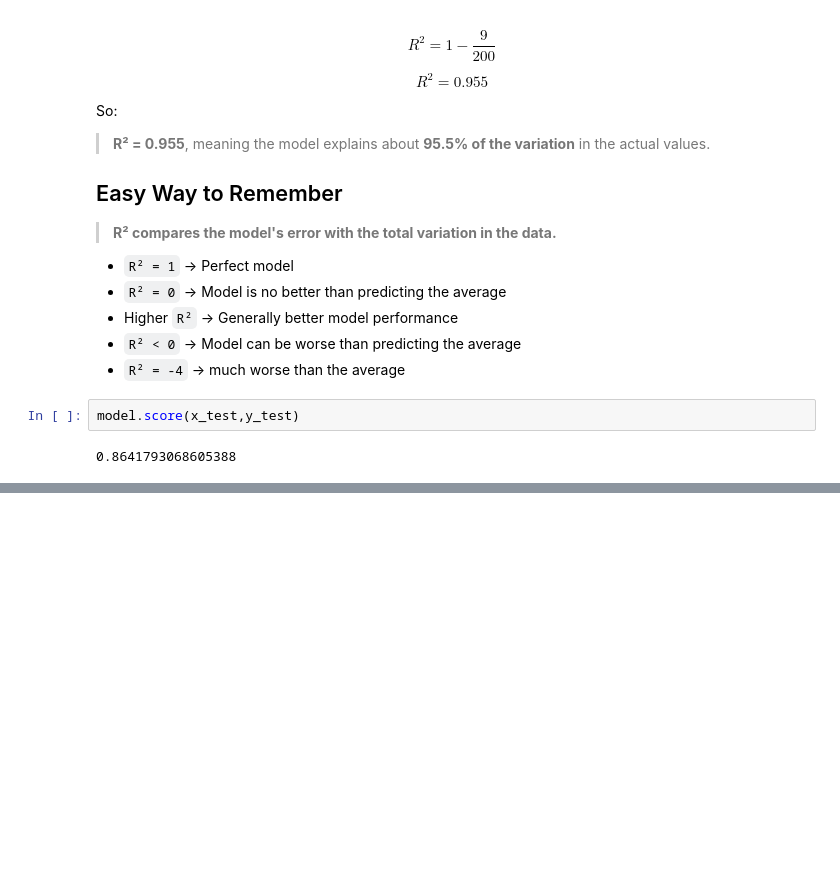
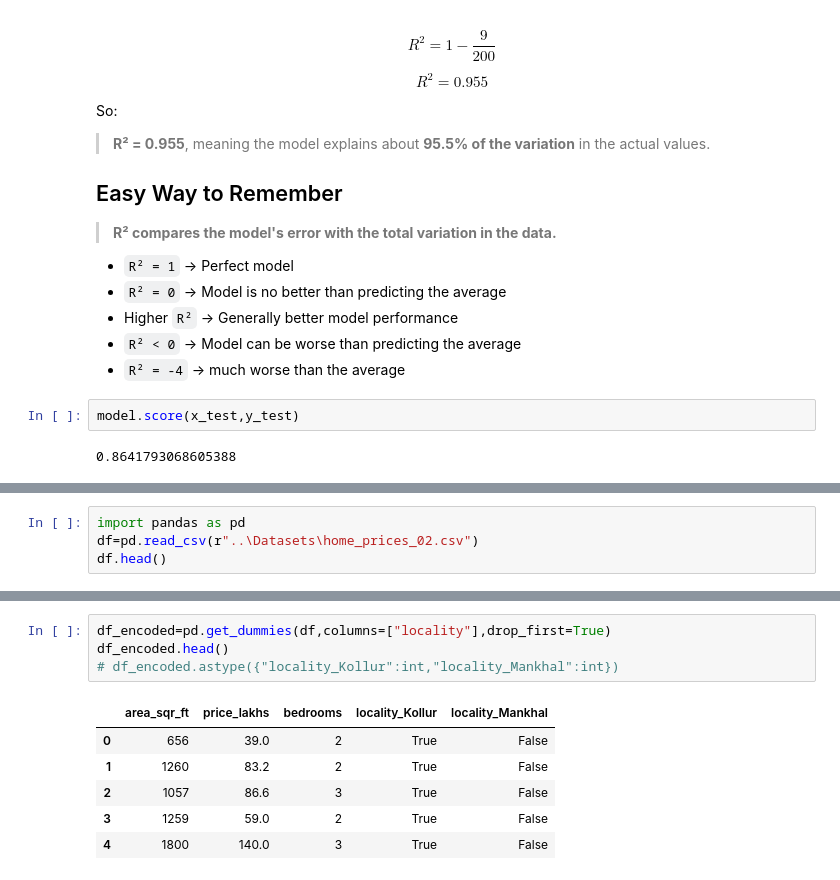
Before and after one commit to ThirumaleshV/AIE, a Jupyter notebook: ML/_1_Supervised_regression.ipynb, the cells around one changed output, grey strips where cells are left out. Drawn from its saved outputs; the diff is of its cells as text; blank space fills up the shorter version.

Commit message:
OneHotEncoder(), dummies()

```diff
--- a/ML/_1_Supervised_regression.ipynb
+++ b/ML/_1_Supervised_regression.ipynb
@@ -1235,0 +1505,4 @@ model.score(x_test,y_test)
+# %%
+import pandas as pd
+df=pd.read_csv(r"..\Datasets\home_prices_02.csv")
+df.head()
@@ -1235,0 +1516,11 @@ model.score(x_test,y_test)
+# %%
+df_encoded=pd.get_dummies(df,columns=["locality"],drop_first=True)
+df_encoded.head()
+# df_encoded.astype({"locality_Kollur":int,"locality_Mankhal":int})
+# %% [output]
+|  | area_sqr_ft | price_lakhs | bedrooms | locality_Kollur | locality_Mankhal |
+| 0 | 656 | 39.0 | 2 | True | False |
+| 1 | 1260 | 83.2 | 2 | True | False |
+| 2 | 1057 | 86.6 | 3 | True | False |
+| 3 | 1259 | 59.0 | 2 | True | False |
+| 4 | 1800 | 140.0 | 3 | True | False |
```
Also changed, not shown: parts of 9 cells of this notebook.
